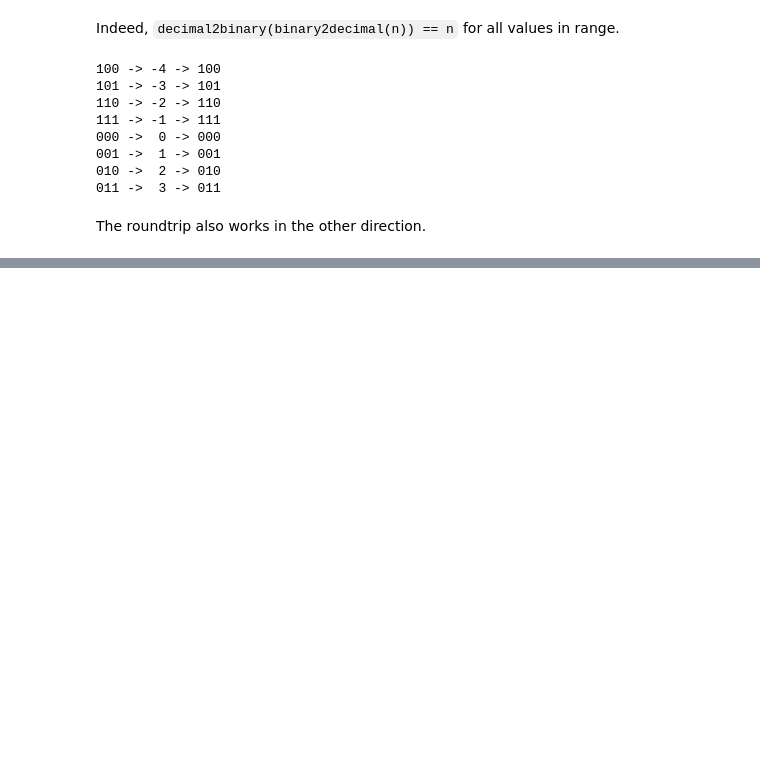
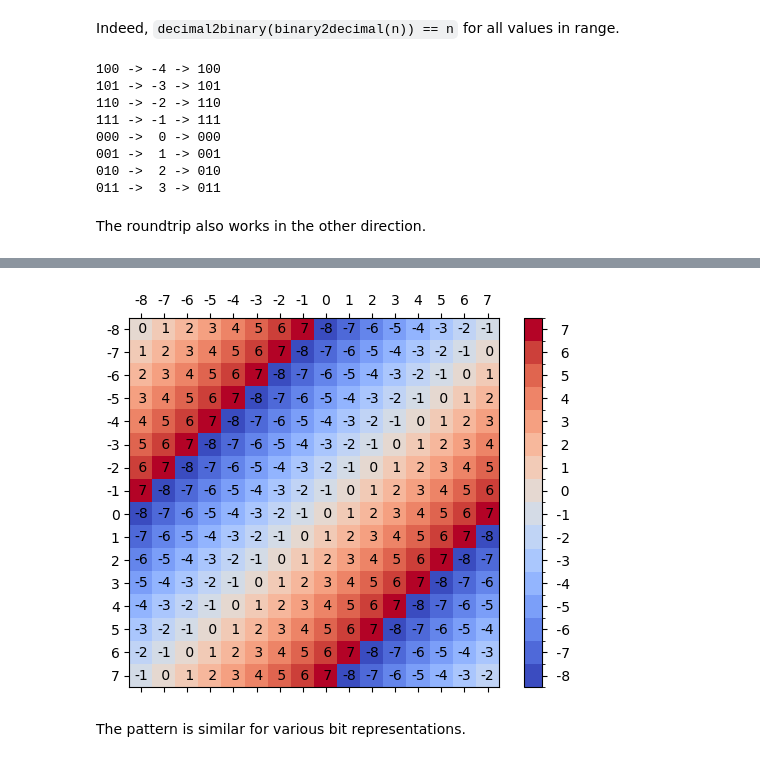
Before and after one commit to gjbex/Python-for-programmers, a Jupyter notebook: source_code/two_complement.ipynb, the cells around one changed output, grey strips where cells are left out. Drawn from its saved outputs; the diff is of its cells as text; code cells hidden in the pictures; blank space fills up the shorter version.

```diff
--- a/source_code/two_complement.ipynb
+++ b/source_code/two_complement.ipynb
@@ -273,0 +395,6 @@ The roundtrip also works in the other direction.
+# %%
+visualize_addition(nr_bits=4)
+# %% [output]
+[figure, added]
+# %% [markdown]
+The pattern is similar for various bit representations.
```
Also changed, not shown: parts of 11 cells of this notebook.
